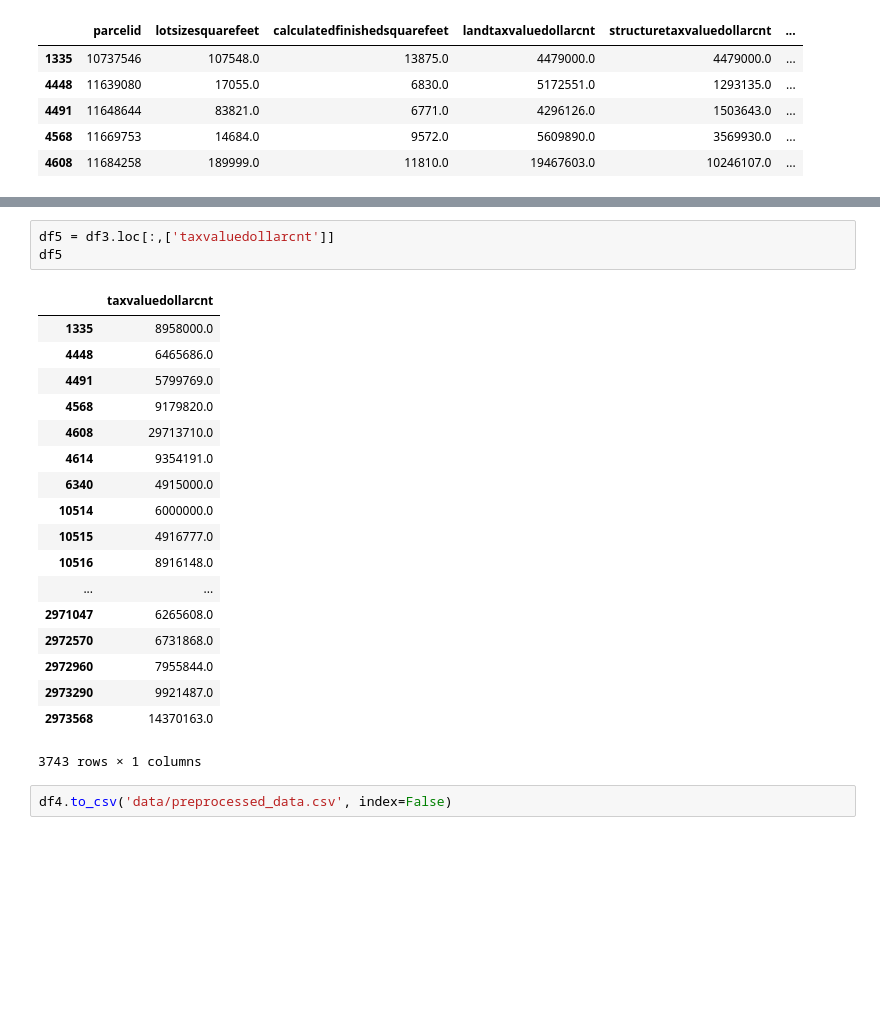
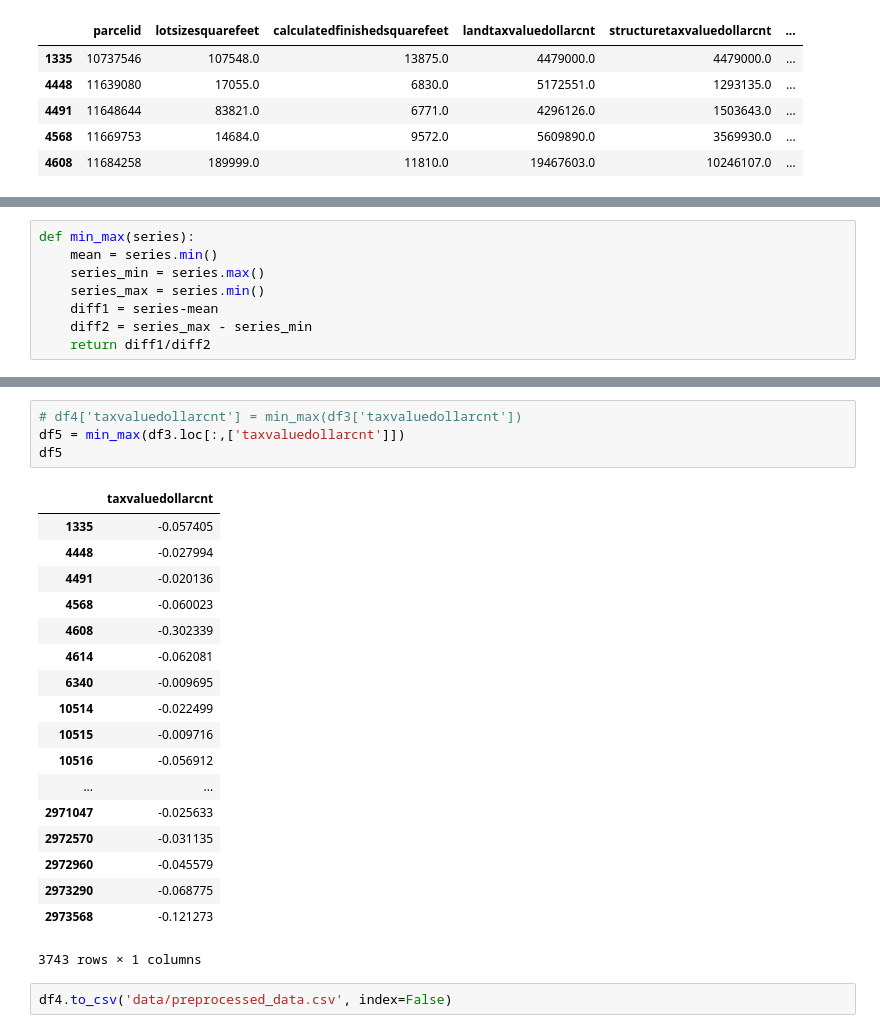
Before and after one commit to nikhilag13/HomeValuePrediction, a Jupyter notebook: HomeValuePrediction.ipynb, the cells around one changed output, grey strips where cells are left out. Cells and saved outputs as stored; diff of their text form; blank space fills up the shorter version.

```diff
--- a/HomeValuePrediction.ipynb
+++ b/HomeValuePrediction.ipynb
@@ -97,0 +110,8 @@ df4 = df3.loc[:,['parcelid','lotsizesquarefeet', 'calculatedfinishedsquarefeet',
+# %%
+def min_max(series):
+    mean = series.min()
+    series_min = series.max()
+    series_max = series.min()
+    diff1 = series-mean
+    diff2 = series_max - series_min
+    return diff1/diff2
@@ -98,24 +154,25 @@ df4 = df3.loc[:,['parcelid','lotsizesquarefeet', 'calculatedfinishedsquarefeet',
 # %%
-df5 = df3.loc[:,['taxvaluedollarcnt']]
+# df4['taxvaluedollarcnt'] = min_max(df3['taxvaluedollarcnt'])
+df5 = min_max(df3.loc[:,['taxvaluedollarcnt']])
 df5
 # %% [output]
 |  | taxvaluedollarcnt |
-| 1335 | 8958000.0 |
-| 4448 | 6465686.0 |
-| 4491 | 5799769.0 |
-| 4568 | 9179820.0 |
-| 4608 | 29713710.0 |
-| 4614 | 9354191.0 |
-| 6340 | 4915000.0 |
-| 10514 | 6000000.0 |
-| 10515 | 4916777.0 |
-| 10516 | 8916148.0 |
+| 1335 | -0.057405 |
+| 4448 | -0.027994 |
+| 4491 | -0.020136 |
+| 4568 | -0.060023 |
+| 4608 | -0.302339 |
+| 4614 | -0.062081 |
+| 6340 | -0.009695 |
+| 10514 | -0.022499 |
+| 10515 | -0.009716 |
+| 10516 | -0.056912 |
 | ... | ... |
-| 2971047 | 6265608.0 |
-| 2972570 | 6731868.0 |
-| 2972960 | 7955844.0 |
-| 2973290 | 9921487.0 |
-| 2973568 | 14370163.0 |
+| 2971047 | -0.025633 |
+| 2972570 | -0.031135 |
+| 2972960 | -0.045579 |
+| 2973290 | -0.068775 |
+| 2973568 | -0.121273 |
 3743 rows × 1 columns
 # %%
 df4.to_csv('data/preprocessed_data.csv', index=False)
```
Also changed, not shown: parts of 7 cells of this notebook, 4 other files.
